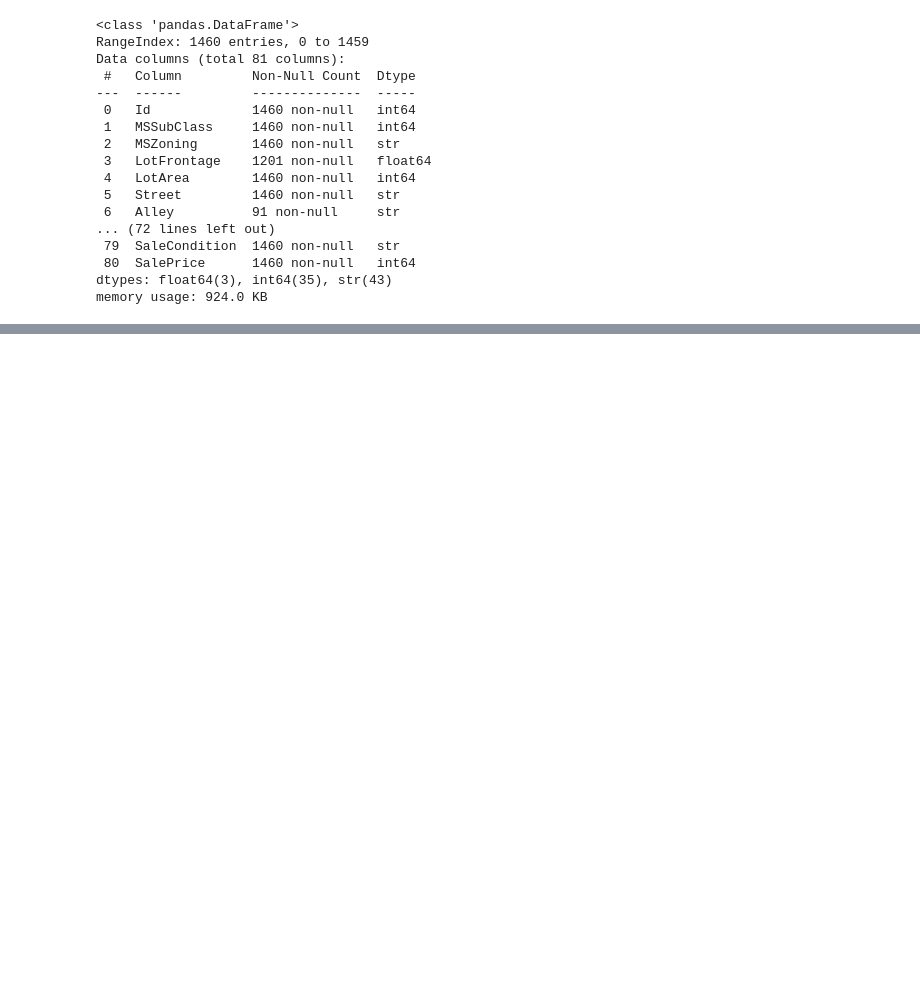
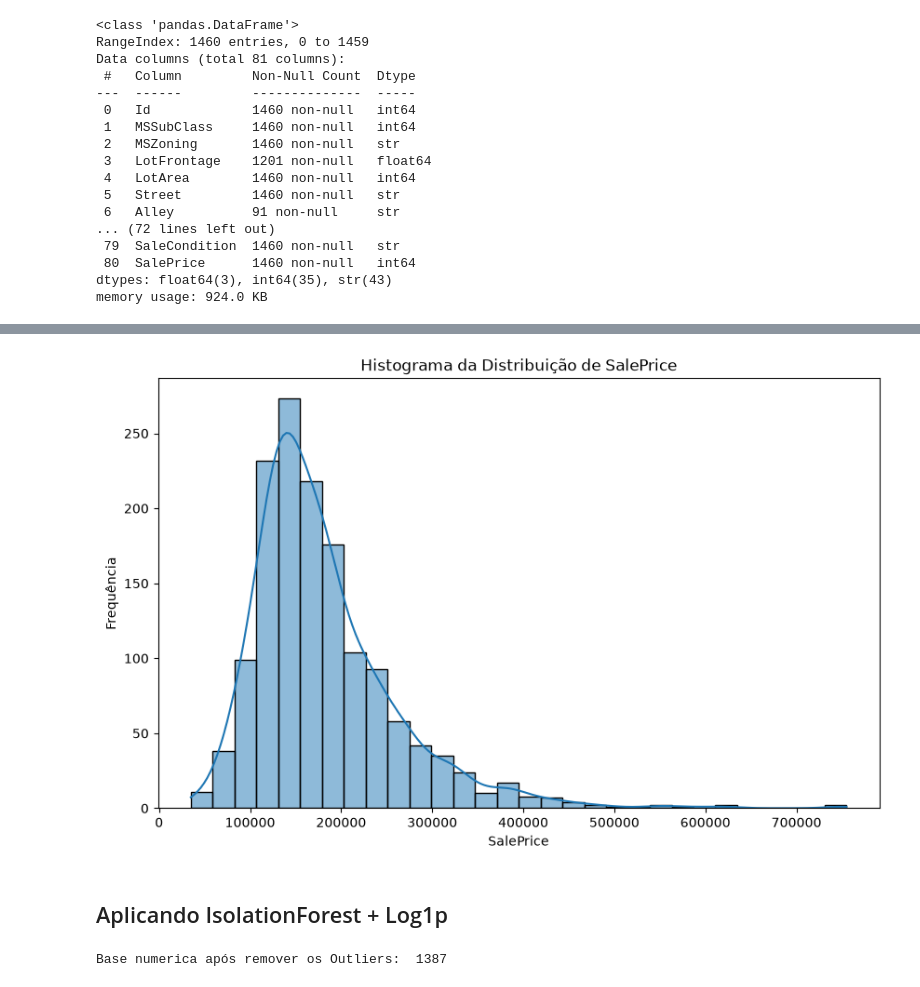
Before and after one commit to LucasRodriguesDeFreitas/house-prices-ml, a Jupyter notebook: notebooks/01_eda.ipynb, the cells around one changed output, grey strips where cells are left out. Saved outputs shown, nothing was run; the diff lists cells and outputs as text; code cells hidden in the pictures; blank space fills up the shorter version.

```diff
--- a/notebooks/01_eda.ipynb
+++ b/notebooks/01_eda.ipynb
@@ -65,0 +220,25 @@ memory usage: 924.0 KB
+# %%
+plt.figure(figsize=(10, 6))
+sns.histplot(base_tratada['SalePrice'], kde=True, bins=30)
+plt.title('Histograma da Distribuição de SalePrice')
+plt.xlabel('SalePrice')
+plt.ylabel('Frequência')
+plt.show()
+# %% [output]
+[figure, added]
+# %% [markdown]
+## Aplicando IsolationForest + Log1p
+# %%
+# Removendo Outliers com IsolationForest
+
+from sklearn.ensemble import IsolationForest
+
+#Treinar o modelo
+
+iso_forest = IsolationForest(random_state=42, contamination=0.05)
+base_tratada['Outlier'] = iso_forest.fit_predict(base_tratada[['SalePrice']])
+base_tratada_IF = base_tratada[base_tratada['Outlier'] != -1]
+
+print('Base numerica após remover os Outliers: ', base_tratada_IF.shape[0])
+# %% [output]
+Base numerica após remover os Outliers:  1387
```
Also changed, not shown: parts of 20 cells of this notebook.
